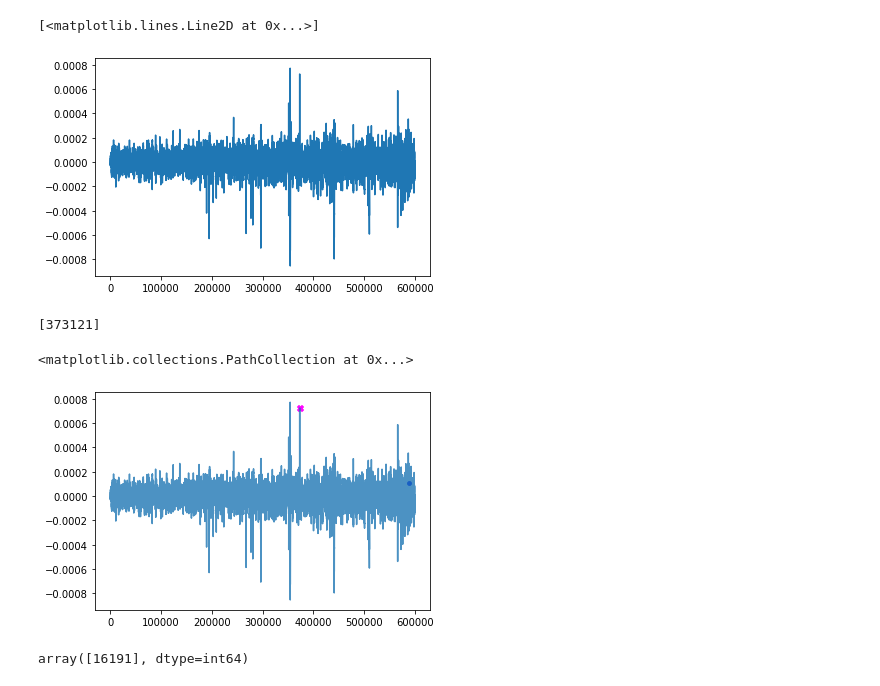
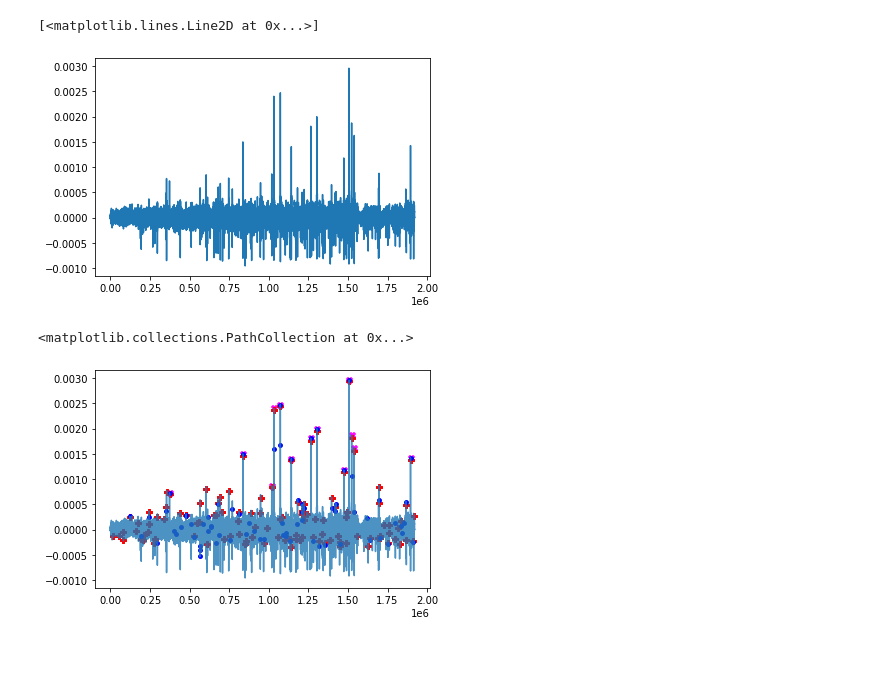
Before and after one commit to The1per/spikes_notebooks, a Jupyter notebook: detector.ipynb, the cells around one changed output. Cells and saved outputs as stored; diff of their text form; code cells hidden in the pictures; blank space fills up the shorter version.

```diff
--- a/detector.ipynb
+++ b/detector.ipynb
@@ -61,27 +61,25 @@ def get_markers(data, index_above_threshold, thresh_type):
 
     return np.array(max_markers_index), np.array(max_marker_value)
 # %%
-common_spikes_index = []
-# format: [spike_id, threshold_type, first_index, last_index, max_index, max_amp, duration(calc once for all after convert to df), sleep_stage?]
 spikes_list = []
-id = '402_RAH1-RAH2_bi'
 # edf = '/Users/rotemfalach/Documents/University/lab/EDFs_forRotem/402_for_tag.edf'
 mne.set_log_level(False)
+save_csv = True
 edf = 'C:\\Users\\user\\PycharmProjects\\pythonProject\\results\\402\\402_for_tag.edf'
 raw = mne.io.read_raw_edf(edf)
 sampling_rate = int(raw.info['sfreq'])
 raw.pick_channels(['RAH1-RAH2'])
-raw.crop(tmin=0, tmax=300)
+# raw.crop(tmin=0, tmax=300)
 
 data = raw.get_data()[0]
 plt.plot(data)
 # %% [output]
 [<matplotlib.lines.Line2D at 0x...>]
-[figure, old version]
+[figure, new version]
 # %%
 points_in_block = block_size_sec * sampling_rate
 number_of_blocks = math.floor(len(data) / points_in_block)
-max_markers_index_amp, max_markers_index_grad, max_markers_index_env, all_common_index, all_common_value = [], [], [], [], []
+max_markers_index_amp, max_markers_index_grad, max_markers_index_env = [], [], []
 
 for i in range(number_of_blocks):
     curr_block = data[i * points_in_block: (i + 1) * points_in_block]
@@ -93,8 +91,9 @@ for i in range(number_of_blocks):
         # get indexes from z_score values and add offset of the current block
         if len(points_above_thresh_amp) > 0:
             index_above_threshold_amp = (z_score_amp > threshold_amp).nonzero()[0] + i * points_in_block
-            max_markers_index_amp, max_marker_value_amp = get_markers(data, index_above_threshold_amp, 'amp')
-            print(max_markers_index_amp)
+            curr_markers_index_amp, curr_markers_value_amp = get_markers(data, index_above_threshold_amp, 'amp')
+            max_markers_index_amp.extend(curr_markers_index_amp)
+
 
     # check gradient threshold
     if use_grad or use_amp_grad:
@@ -103,7 +102,8 @@ for i in range(number_of_blocks):
         points_above_thresh_grad = z_score_grad[z_score_grad > threshold_grad]
         if len(points_above_thresh_grad) > 0:
             index_above_threshold_grad = (z_score_grad > threshold_grad).nonzero()[0] + i * points_in_block
-            max_markers_index_grad, max_marker_value_grad = get_markers(data, index_above_threshold_grad, 'grad')
+            curr_markers_index_grad, curr_marker_value_grad = get_markers(data, index_above_threshold_grad, 'grad')
+            max_markers_index_grad.extend(curr_markers_index_grad)
 
     # check envelope threshold
     if use_env or use_amp_env:
@@ -113,18 +113,13 @@ for i in range(number_of_blocks):
         points_above_thresh_env = z_score_env[z_score_env > threshold_env]
         if len(points_above_thresh_env) > 0:
             index_above_threshold_env = (z_score_env > threshold_env).nonzero()[0] + i * points_in_block
-            max_markers_index_env, max_marker_value_env = get_markers(data, index_above_threshold_env, 'env')
+            curr_markers_index_env, curr_marker_value_env = get_markers(data, index_above_threshold_env, 'env')
+            max_markers_index_env.extend(curr_markers_index_env)
-# %% [output]
-[373121]
 # %%
 plt.plot(data, alpha=0.8)
 plt.scatter(max_markers_index_amp, data[max_markers_index_amp] if len(max_markers_index_amp) > 0 else [], marker='X', color='fuchsia')
-plt.plot(max_markers_index_grad, data[max_markers_index_grad] if len(max_markers_index_grad) > 0 else [], marker='P', color='red')
+plt.scatter(max_markers_index_grad, data[max_markers_index_grad] if len(max_markers_index_grad) > 0 else [], marker='P', color='red')
 plt.scatter(max_markers_index_env, data[max_markers_index_env] if len(max_markers_index_env) > 0 else [], marker='o', color='blue', s=15)
 # %% [output]
 <matplotlib.collections.PathCollection at 0x...>
-[figure, old version]
+[figure, new version]
-# %%
-max_markers_index_grad
-# %% [output]
-array([16191], dtype=int64)
```
Also changed, not shown: parts of 13 cells of this notebook.
